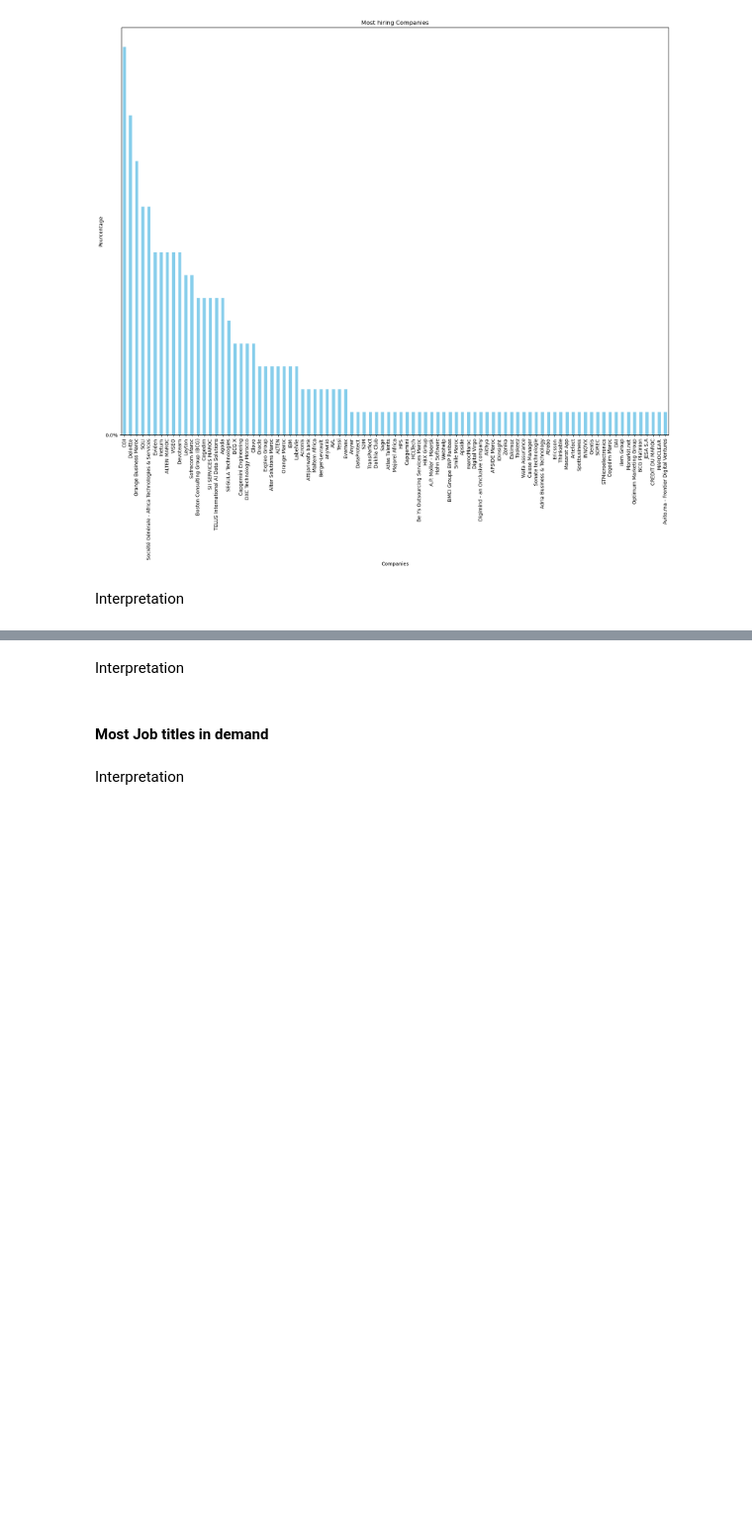
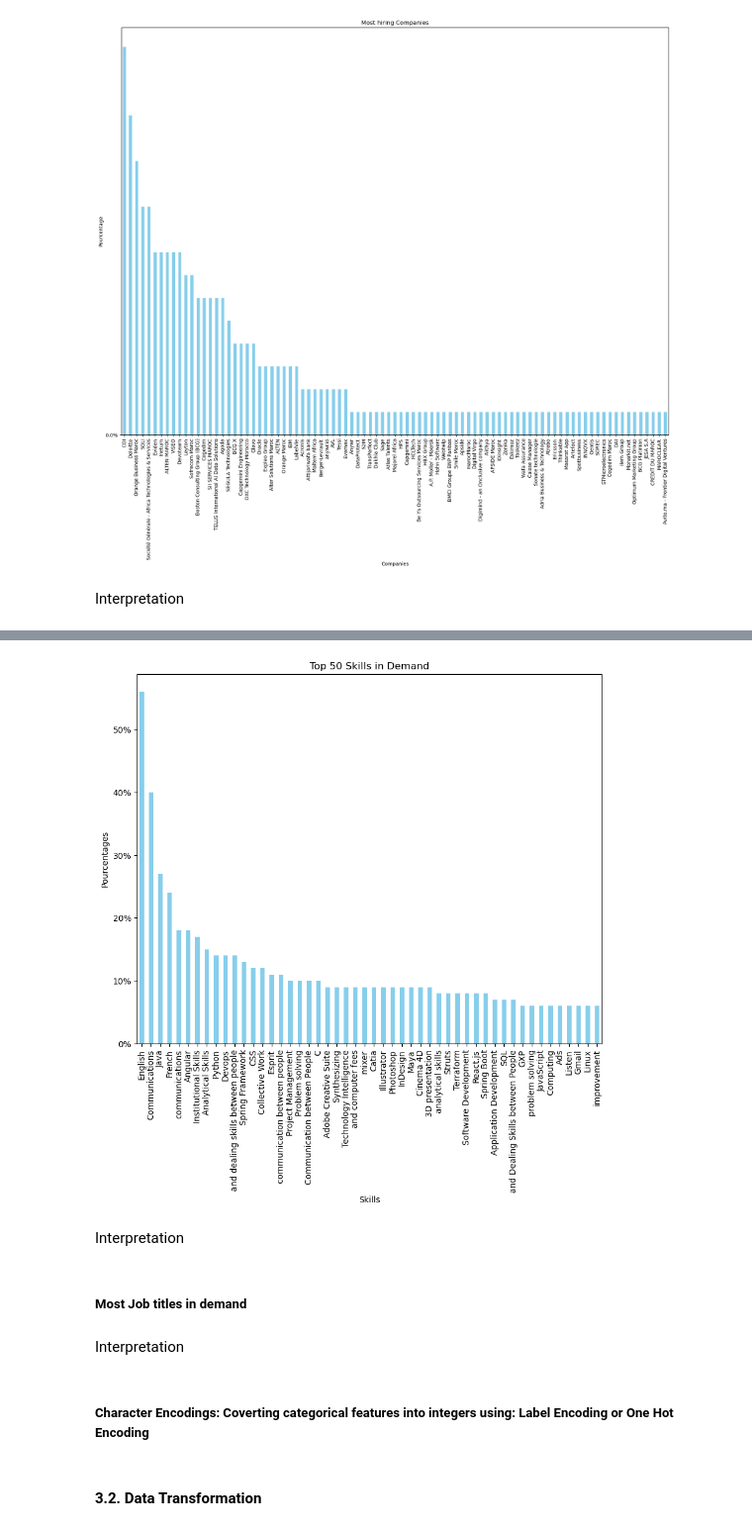
Before and after one commit to najouaelfethi/LinkdInDataAnalytisis, a Jupyter notebook: linkdinDA.ipynb, the cells around one changed output, grey strips where cells are left out. Shown: that part at 99% size. Saved outputs shown, nothing was run; the diff lists cells and outputs as text; code cells hidden in the pictures; blank space fills up the shorter version.

```diff
--- a/linkdinDA.ipynb
+++ b/linkdinDA.ipynb
@@ -214,0 +193,4 @@ plt.show()
+# %%
+data = data.fillna(method='ffill')
+data['Experience Level'] = data['Experience Level'].fillna(value='Associate')
+data.head()
@@ -250,13 +217,12 @@ Name: Skills, Length: 257, dtype: object
 # %%
+#Translation
 #Translate Arabic skills into English
-from googletrans import Translator
 translator = Translator()
-for i in range(len(data["Skills"])):
-    skills = data["Skills"][i]
-    words = skills.split()
-    translated_words = []
-    for word in words:
-        translation = translator.translate(word, src='ar', dest='en')
-        translated_words.append(translation.text)
-translated_line = ', '.join(translated_words)
-print(translated_line)
+skills = data["Skills"]
+time.sleep(10)
+df_skills = pd.DataFrame(skills)
+
+def transalate_text(text):
+    translation = translator.translate(text, src='ar', dest='en')
+    return translation.text
+df_skills['Skills'] = df_skills['Skills'].apply(transalate_text)
@@ -266,0 +229,5 @@ Count Vectorization
+# %%
+#Count skills
+skills_list = [skill.strip() for sublist in df_skills['Skills'].str.split(',') for skill in sublist]#skill in sublist of splitted skills
+count_skills = pd.Series(skills_list).value_counts()
+count_skills
@@ -267,6 +247,21 @@ Count Vectorization
+# %%
+top_skills = count_skills.head(50)
+ax = top_skills.plot(kind='bar', figsize=(10,8),  color='skyblue')
+plt.xlabel("Skills")
+plt.ylabel("Pourcentages")
+plt.title("Top 50 Skills in Demand")
+ax.yaxis.set_major_formatter(mtick.PercentFormatter(xmax=100))
+ax.yaxis.set_major_locator(mtick.MultipleLocator(base=10))
+plt.show()
+# %% [output]
+[figure, added]
 # %% [markdown]
 <font color=sky-blue>Interpretation</font><br>
 # %% [markdown]
-#### Most Job titles in demand
+##### Most Job titles in demand
 # %% [markdown]
 <font color=sky-blue>Interpretation</font><br>
+# %% [markdown]
+##### Character Encodings: Coverting categorical features into integers using:  Label Encoding or One Hot Encoding
+# %% [markdown]
+#### 3.2. Data Transformation
```
Also changed, not shown: parts of 30 cells of this notebook.
